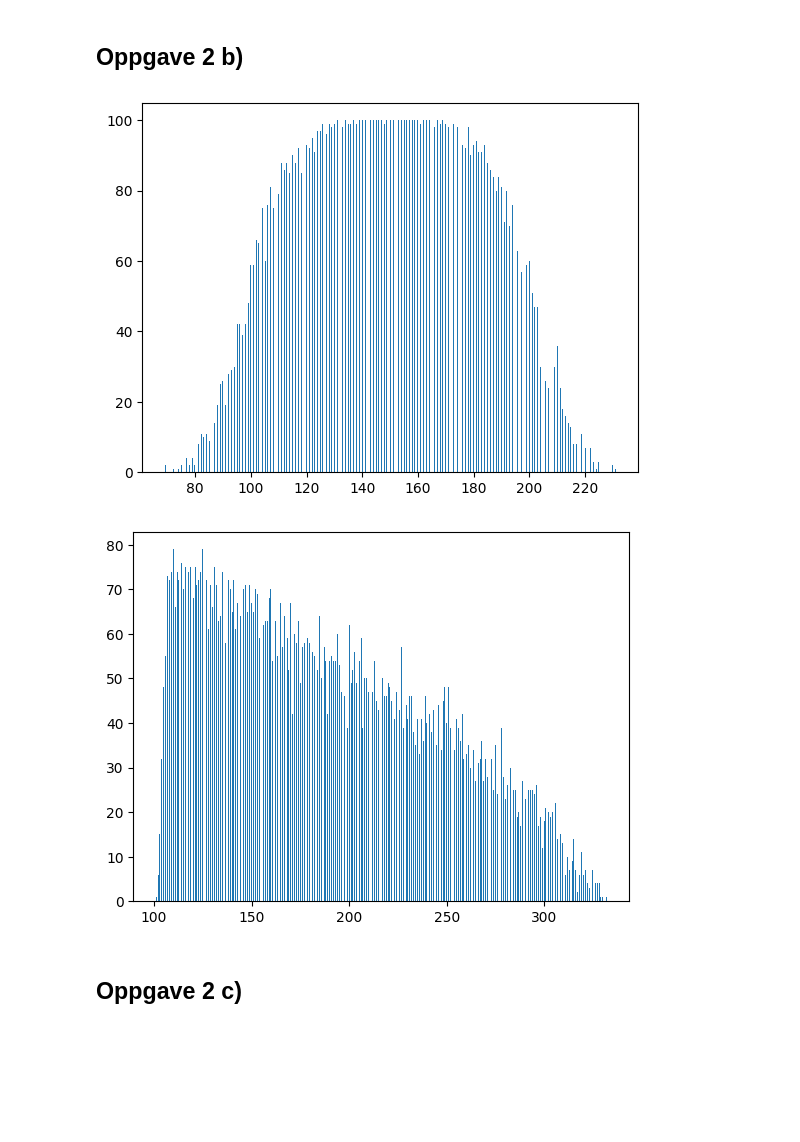
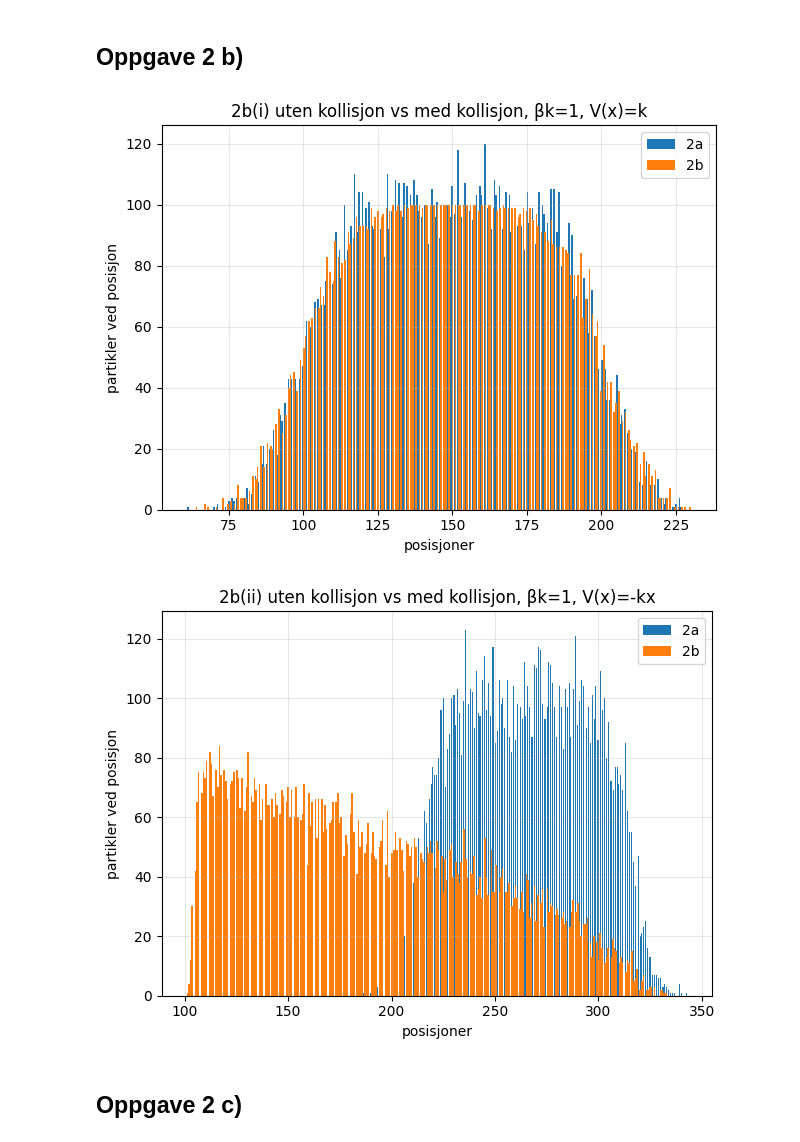
Before and after one commit to fredalex6/TMA4320_Project_2, a Jupyter notebook: oppgaver_elias.ipynb, the cells around one changed output. Saved outputs shown, nothing was run; the diff lists cells and outputs as text; code cells hidden in the pictures; blank space fills up the shorter version.

```diff
--- a/oppgaver_elias.ipynb
+++ b/oppgaver_elias.ipynb
@@ -43,18 +43,28 @@ def simulasjon(steg, beta, V, antallPartikler, mellomrom):
             posisjoner[j]+=skritt
     return posisjoner
 
-def plotGjennomsnitt(steg, beta, V, antallPartikler, mellomrom, antallSimulasjoner, simulasjon):
+def plotGjennomsnitt(steg, beta, V, antallPartikler, mellomrom, antallSimulasjoner, simulasjon,label):
     posisjonerArray = np.array([simulasjon(steg, beta, V, antallPartikler, mellomrom) for _ in range(antallSimulasjoner)])
     posisjonerArray = posisjonerArray.flatten()
     numberArray = np.array([0 for _ in range(200+(antallPartikler-1)*(mellomrom+1)+1)])
     for i in range(len(numberArray)):
         numberArray[i]=(posisjonerArray==i).sum()
-    plt.hist(posisjonerArray,bins=500)
-    plt.show()
-
+    plt.hist(posisjonerArray,bins=300,label=label)
     return
 
-print(simulasjon(200,beta,V21,101,2))
-plotGjennomsnitt(200,beta,V21,101,2,100,simulasjon)
-plotGjennomsnitt(200,beta,V22,101,2,100,simulasjon)
+print(simulasjon(200,beta,V21,101,0))
+plotGjennomsnitt(200,beta,V21,101,0,100,simulasjon,"")
+plt.xlabel("posisjoner")
+plt.ylabel("partikler ved posisjon")
+plt.title("2a(i) uten kollisjon, βk=1, V(x)=k")
+plt.grid(True, alpha=0.3)
+plt.tight_layout()
+plt.show()
+plotGjennomsnitt(200,beta,V22,101,0,100,simulasjon,"")
+plt.xlabel("posisjoner")
+plt.ylabel("partikler ved posisjon")
+plt.title("2a(ii) uten kollisjon, βk=1, V(x)=-kx")
+plt.grid(True, alpha=0.3)
+plt.tight_layout()
+plt.show()
 # %% [output]
@@ -71,20 +81,37 @@ plotGjennomsnitt(200,beta,V22,101,2,100,simulasjon)
 # %%
 @njit
 def simulasjonKollisjon(steg, beta, V, antallPartikler, mellomrom):
     posisjoner = np.arange(100,(antallPartikler)*(mellomrom+1)+100,mellomrom+1)
     for i in range(steg):
         for j in range(len(posisjoner)):
             pMinus, pPluss = sannsynligheter(beta,V,posisjoner[j])
             skritt =  walkDirection(pMinus,pPluss)
             if not ((posisjoner[j] + skritt) in posisjoner):
                 posisjoner[j]+=skritt
     return posisjoner
 
-plotGjennomsnitt(200,beta,V21,101,0,100,simulasjonKollisjon)
-plotGjennomsnitt(200,beta,V22,101,0,100,simulasjonKollisjon)
+plotGjennomsnitt(200,beta,V21,101,0,100,simulasjon,"2a")
+plotGjennomsnitt(200,beta,V21,101,0,100,simulasjonKollisjon,"2b")
+plt.xlabel("posisjoner")
+plt.ylabel("partikler ved posisjon")
+plt.title("2b(i) uten kollisjon vs med kollisjon, βk=1, V(x)=k")
+plt.grid(True, alpha=0.3)
+plt.legend()
+plt.tight_layout()
+plt.show()
+
+plotGjennomsnitt(200,beta,V22,101,0,100,simulasjon,"2a")
+plotGjennomsnitt(200,beta,V22,101,0,100,simulasjonKollisjon,"2b")
+plt.xlabel("posisjoner")
+plt.ylabel("partikler ved posisjon")
+plt.title("2b(ii) uten kollisjon vs med kollisjon, βk=1, V(x)=-kx")
+plt.grid(True, alpha=0.3)
+plt.legend()
+plt.tight_layout()
+plt.show()
 # %% [output]
-[figure, old version]
+[figure, new version]
-[figure, old version]
+[figure, new version]
 # %% [markdown]
 ## Oppgave 2 c)
 # %%
```
Also changed, not shown: parts of 7 cells of this notebook.
